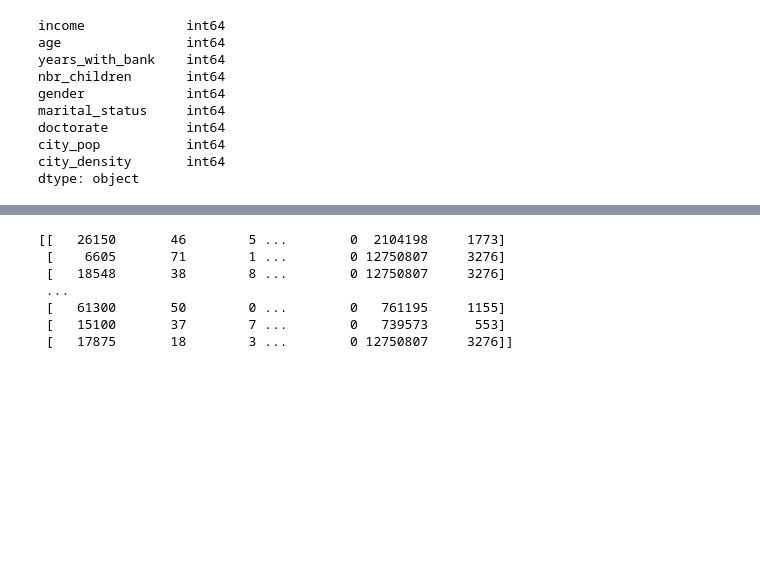
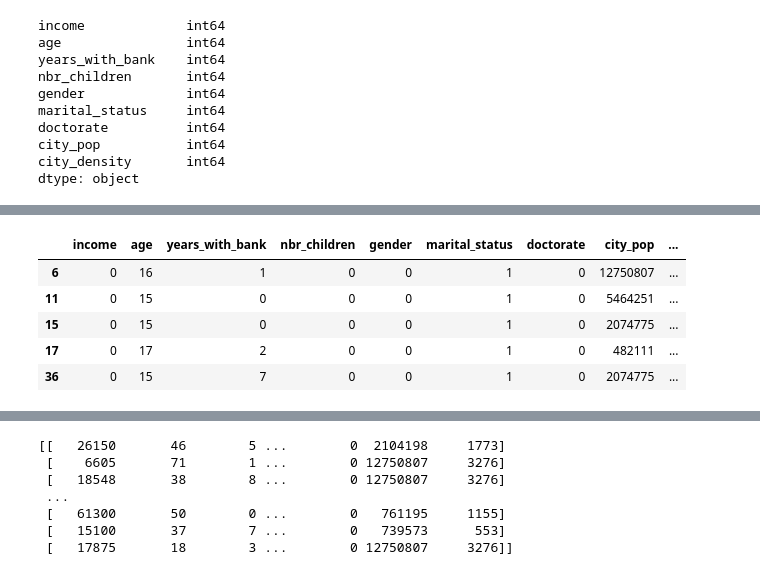
Before and after one commit to fynnweaver/Clustering_Demographic_Info, a Jupyter notebook: DataPrep.ipynb, the cells around one changed output, grey strips where cells are left out. Drawn from its saved outputs; the diff is of its cells as text; code cells hidden in the pictures; blank space fills up the shorter version.

```diff
--- a/DataPrep.ipynb
+++ b/DataPrep.ipynb
@@ -204,0 +230,10 @@ from sklearn.preprocessing import StandardScaler
+# %%
+#these are actually relevent zeros since it has to do with starter bank accounts
+customers_numeric.loc[customers_numeric['income'] == 0].head()
+# %% [output]
+|  | income | age | years_with_bank | nbr_children | gender | marital_status | doctorate | city_pop | ... |
+| 6 | 0 | 16 | 1 | 0 | 0 | 1 | 0 | 12750807 | ... |
+| 11 | 0 | 15 | 0 | 0 | 0 | 1 | 0 | 5464251 | ... |
+| 15 | 0 | 15 | 0 | 0 | 0 | 1 | 0 | 2074775 | ... |
+| 17 | 0 | 17 | 2 | 0 | 0 | 1 | 0 | 482111 | ... |
+| 36 | 0 | 15 | 7 | 0 | 0 | 1 | 0 | 2074775 | ... |
```
Also changed, not shown: parts of 15 cells of this notebook, 2 other files.
